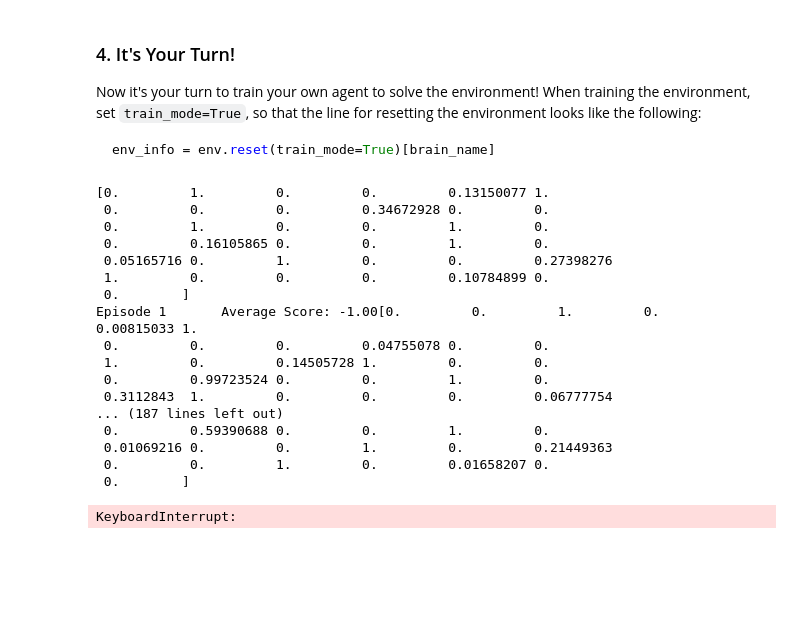
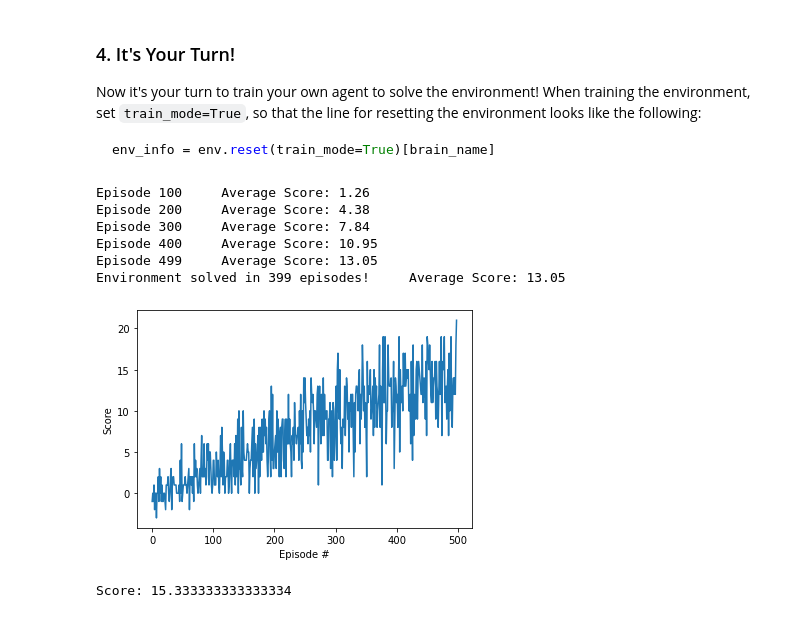
Before and after one commit to vorenus-at-work/drlnd, a Jupyter notebook: p1_navigation/Navigation_solution.ipynb, the cells around one changed output. Drawn from its saved outputs; the diff is of its cells as text; code cells hidden in the pictures; blank space fills up the shorter version.

```diff
--- a/p1_navigation/Navigation_solution.ipynb
+++ b/p1_navigation/Navigation_solution.ipynb
@@ -137,7 +137,7 @@ from dqn_agent import Agent
 
 agent = Agent(state_size=state_size, action_size=action_size, seed=0)
 
-def dqn(n_episodes=4000, max_t=2000, eps_start=1.0, eps_end=0.01, eps_decay=0.995):
+def dqn(n_episodes=1400, max_t=2000, eps_start=1.0, eps_end=0.1, eps_decay=0.995):
 
     """Deep Q-Learning.
     Params
@@ -179,43 +179,35 @@ def dqn(n_episodes=4000, max_t=2000, eps_start=1.0, eps_end=0.01, eps_decay=0.99
         print('\rEpisode {}\tAverage Score: {:.2f}'.format(i_episode, np.mean(scores_window)), end="")
         if i_episode % 100 == 0:
             print('\rEpisode {}\tAverage Score: {:.2f}'.format(i_episode, np.mean(scores_window)))
-        if np.mean(scores_window)>=200.0:
+        if np.mean(scores_window)>=13.0:
             print('\nEnvironment solved in {:d} episodes!\tAverage Score: {:.2f}'.format(i_episode-100, np.mean(scores_window)))
-            torch.save(agent.qnetwork_local.state_dict(), 'banana_replay.pth')
+            torch.save(agent.qnetwork_local.state_dict(), 'banana_game.pth')
             break
     return scores
 
 scores = dqn()
-
-# plot the scores
-fig = plt.figure()
-ax = fig.add_subplot(111)
-plt.plot(np.arange(len(scores)), scores)
-plt.ylabel('Score')
-plt.xlabel('Episode #')
-plt.show()
 # %% [output]
-[0.         1.         0.         0.         0.13150077 1.
- 0.         0.         0.         0.34672928 0.         0.
- 0.         1.         0.         0.         1.         0.
- 0.         0.16105865 0.         0.         1.         0.
- 0.05165716 0.         1.         0.         0.         0.27398276
- 1.         0.         0.         0.         0.10784899 0.
- 0.        ]
-Episode 1       Average Score: -1.00[0.         0.         1.         0.         0.00815033 1.
- 0.         0.         0.         0.04755078 0.         0.
- 1.         0.         0.14505728 1.         0.         0.
- 0.         0.99723524 0.         0.         1.         0.
- 0.3112843  1.         0.         0.         0.         0.06777754
-... (187 lines left out)
- 0.         0.59390688 0.         0.         1.         0.
- 0.01069216 0.         0.         1.         0.         0.21449363
- 0.         0.         1.         0.         0.01658207 0.
- 0.        ]
+Episode 100     Average Score: 1.26
+Episode 200     Average Score: 4.38
+Episode 300     Average Score: 7.84
+Episode 400     Average Score: 10.95
+Episode 499     Average Score: 13.05
+Environment solved in 399 episodes!     Average Score: 13.05
-KeyboardInterrupt:
+# %%
+# plot the scores
+fig = plt.figure()
+ax = fig.add_subplot(111)
+plt.plot(np.arange(len(scores)), scores)
+plt.ylabel('Score')
+plt.xlabel('Episode #')
+file_name =  'banana_game_rewards.png'
+plt.savefig(file_name, bbox_inches='tight')
+plt.show()
+# %% [output]
+[figure, added]
 # %%
 # load the weights from file
-agent.qnetwork_local.load_state_dict(torch.load('banana_replay.pth'))
+agent.qnetwork_local.load_state_dict(torch.load('banana_game.pth'))
 scores=[]
 for i in range(3):
     #state = env.reset()
@@ -225,7 +217,7 @@ for i in range(3):
     #for j in range(200):
     while True:
         action = int(agent.act(state))
-        env.render()
+        #env.render()
         #state, reward, done, _ = env.step(action)
         env_info=env.step(action)[brain_name]
         # Actually it is next state
@@ -239,3 +231,5 @@ for i in range(3):
     scores.append(score)
 env.close()
 print("Score: {}".format(np.mean(scores)))
+# %% [output]
+Score: 15.333333333333334
```
Also changed, not shown: 3 other files.
